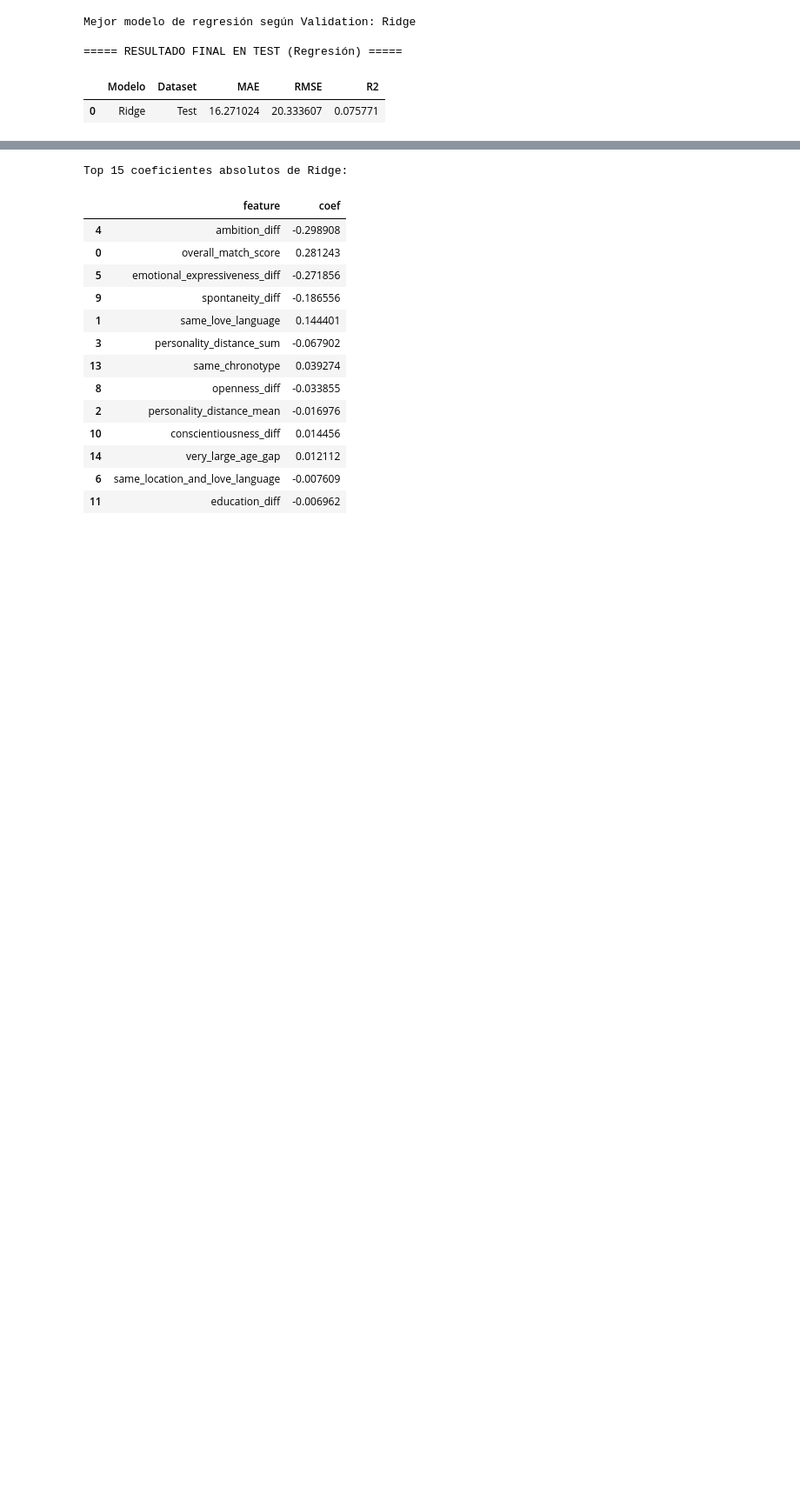
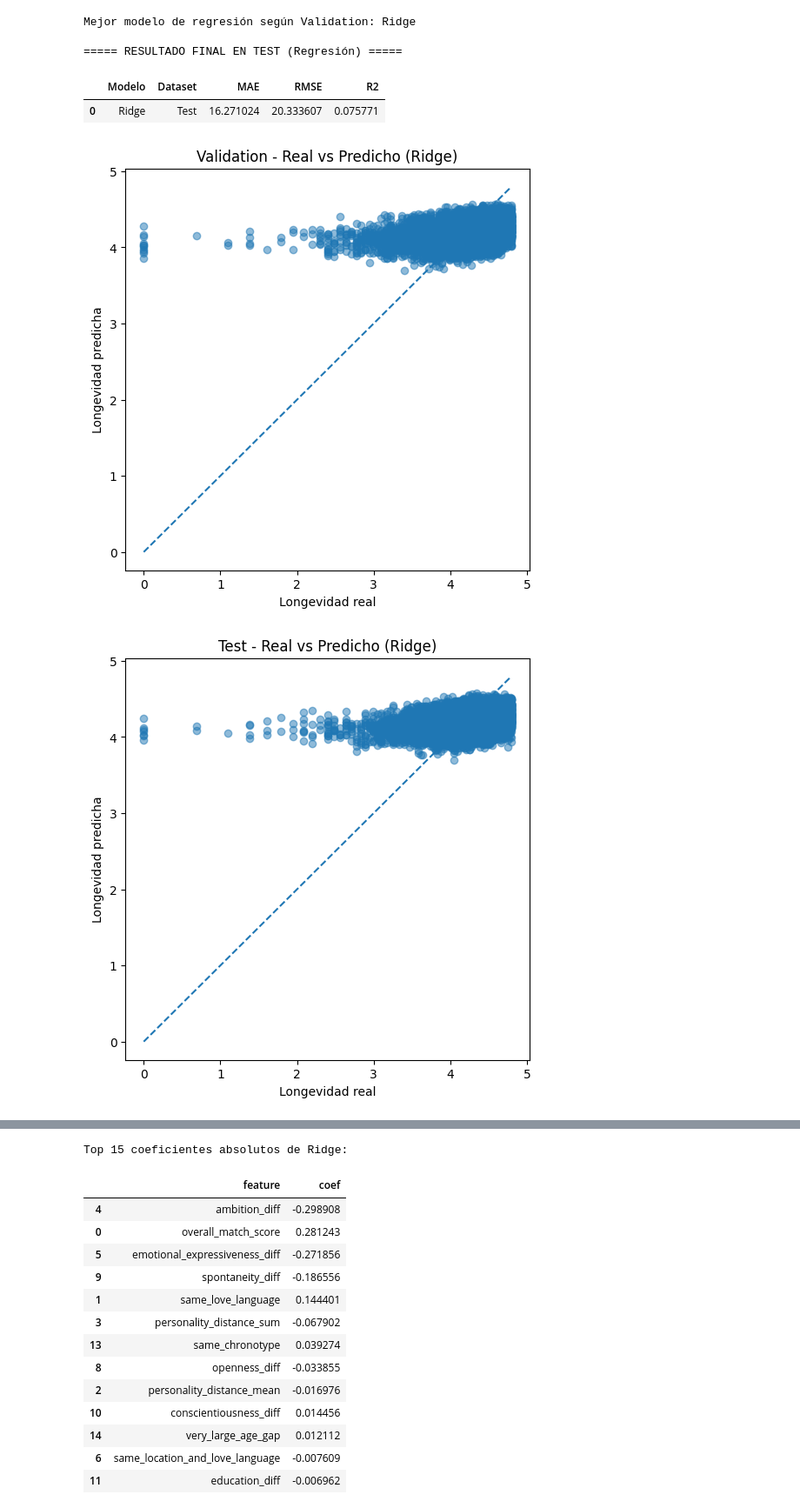
Before and after one commit to OscarDominguezOcana/DISIA-G5, a Jupyter notebook: [DISIA] - G5 - Hito 3.ipynb, the cells around one changed output, grey strips where cells are left out. Shown at 87% size. Cells and saved outputs as stored; diff of their text form; code cells hidden in the pictures; blank space fills up the shorter version.

```diff
--- a/[DISIA] - G5 - Hito 3.ipynb
+++ b/[DISIA] - G5 - Hito 3.ipynb
@@ -799,3 +957,60 @@ Mejor modelo de regresión según Validation: Ridge
 ===== RESULTADO FINAL EN TEST (Regresión) =====
 |  | Modelo | Dataset | MAE | RMSE | R2 |
 | 0 | Ridge | Test | 16.271024 | 20.333607 | 0.075771 |
+# %%
+# =========================
+# 4.5 ANÁLISIS GRÁFICO DEL MEJOR MODELO DE REGRESIÓN
+# =========================
+
+import matplotlib.pyplot as plt
+import numpy as np
+
+# Predicciones del mejor modelo en validation y test
+y_val_pred_best_reg = best_reg_model.predict(X_val_reg_sel)
+y_test_pred_best_reg = best_reg_model.predict(X_test_reg_sel)
+
+# -------------------------
+# 1. REAL VS PREDICHO - VALIDATION
+# -------------------------
+plt.figure(figsize=(6, 6))
+plt.scatter(y_val_reg, y_val_pred_best_reg, alpha=0.5)
+plt.plot(
+    [y_val_reg.min(), y_val_reg.max()],
+    [y_val_reg.min(), y_val_reg.max()],
+    linestyle="--"
+)
+plt.xlabel("Longevidad real")
+plt.ylabel("Longevidad predicha")
+plt.title(f"Validation - Real vs Predicho ({best_reg_name})")
+plt.show()
+
+# -------------------------
+# 2. REAL VS PREDICHO - TEST
+# -------------------------
+plt.figure(figsize=(6, 6))
+plt.scatter(y_test_reg, y_test_pred_best_reg, alpha=0.5)
+plt.plot(
+    [y_test_reg.min(), y_test_reg.max()],
+    [y_test_reg.min(), y_test_reg.max()],
+    linestyle="--"
+)
+plt.xlabel("Longevidad real")
+plt.ylabel("Longevidad predicha")
+plt.title(f"Test - Real vs Predicho ({best_reg_name})")
+plt.show()
+
+# -------------------------
+# 3. DISTRIBUCIÓN DE ERRORES - TEST
+# -------------------------
+errors_test = y_test_reg - y_test_pred_best_reg
+
+plt.figure(figsize=(8, 5))
+plt.hist(errors_test, bins=30)
+plt.axvline(0, linestyle="--")
+plt.xlabel("Error (real - predicho)")
+plt.ylabel("Frecuencia")
+plt.title(f"Distribución de errores en Test ({best_reg_name})")
+plt.show()
+# %% [output]
+[figure, added]
+[figure, added]
```
Also changed, not shown: parts of 21 cells of this notebook.
